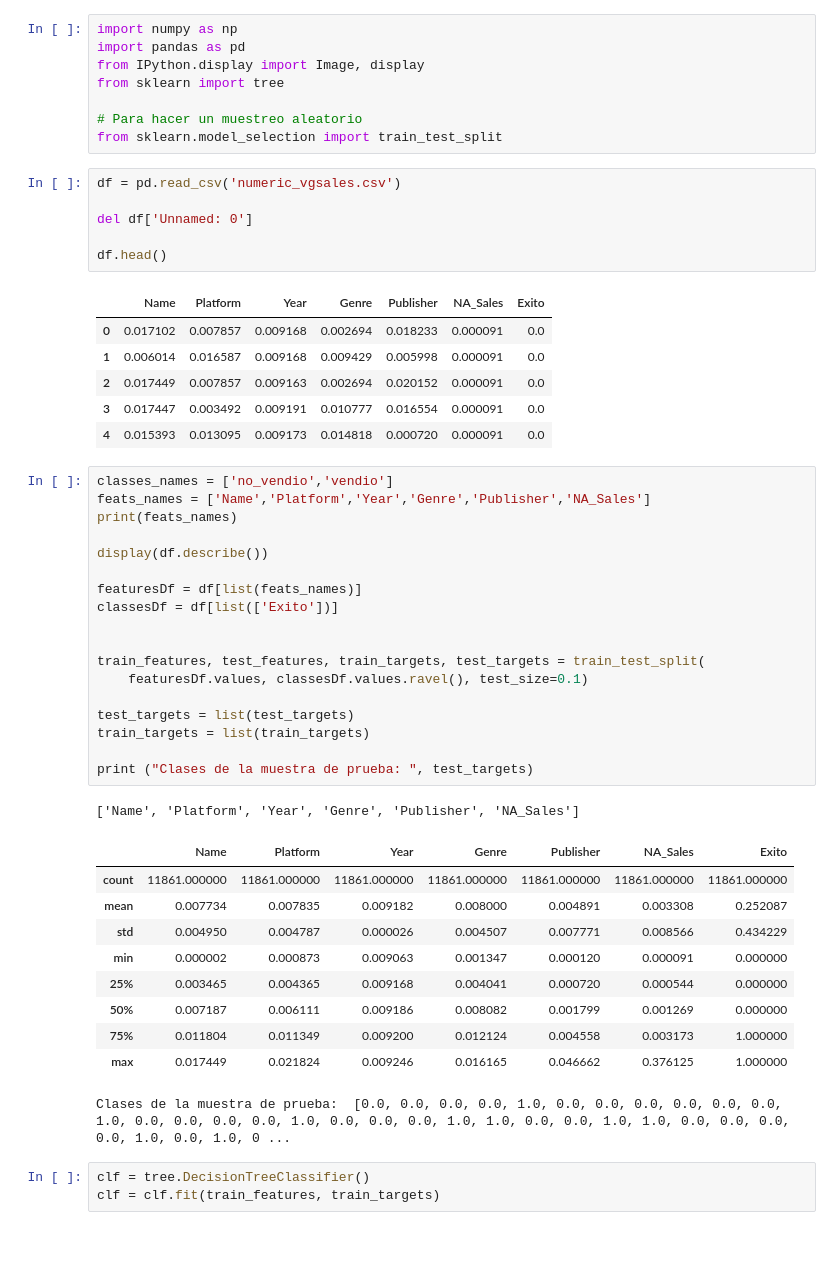
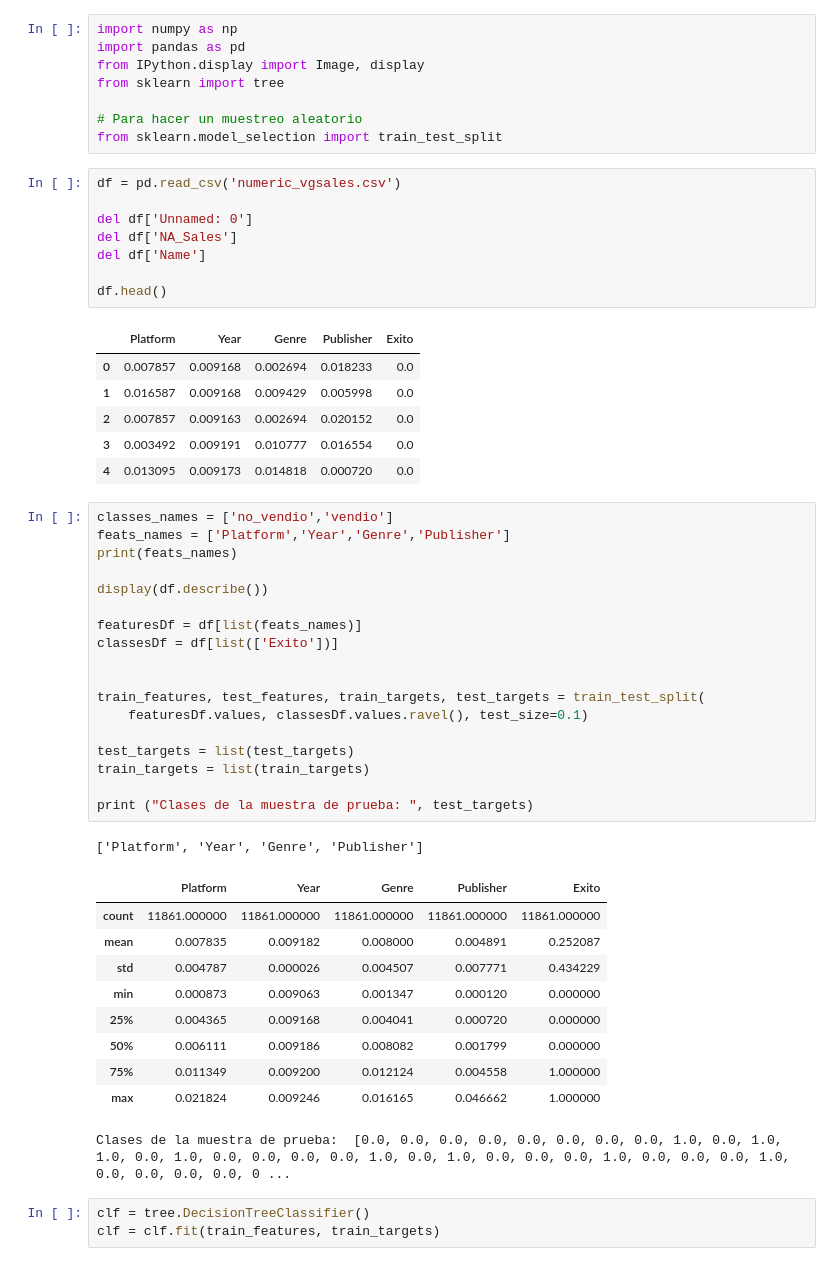
Before and after one commit to JoseCPI/RP, a Jupyter notebook: ArbolDecisiones.ipynb, the cells around one changed output. Cells and saved outputs as stored; diff of their text form.

```diff
--- a/ArbolDecisiones.ipynb
+++ b/ArbolDecisiones.ipynb
@@ -10,45 +10,47 @@ from sklearn.model_selection import train_test_split
 df = pd.read_csv('numeric_vgsales.csv')
 
 del df['Unnamed: 0']
+del df['NA_Sales']
+del df['Name']
 
 df.head()
 # %% [output]
-|  | Name | Platform | Year | Genre | Publisher | NA_Sales | Exito |
-| 0 | 0.017102 | 0.007857 | 0.009168 | 0.002694 | 0.018233 | 0.000091 | 0.0 |
-| 1 | 0.006014 | 0.016587 | 0.009168 | 0.009429 | 0.005998 | 0.000091 | 0.0 |
-| 2 | 0.017449 | 0.007857 | 0.009163 | 0.002694 | 0.020152 | 0.000091 | 0.0 |
-| 3 | 0.017447 | 0.003492 | 0.009191 | 0.010777 | 0.016554 | 0.000091 | 0.0 |
-| 4 | 0.015393 | 0.013095 | 0.009173 | 0.014818 | 0.000720 | 0.000091 | 0.0 |
+|  | Platform | Year | Genre | Publisher | Exito |
+| 0 | 0.007857 | 0.009168 | 0.002694 | 0.018233 | 0.0 |
+| 1 | 0.016587 | 0.009168 | 0.009429 | 0.005998 | 0.0 |
+| 2 | 0.007857 | 0.009163 | 0.002694 | 0.020152 | 0.0 |
+| 3 | 0.003492 | 0.009191 | 0.010777 | 0.016554 | 0.0 |
+| 4 | 0.013095 | 0.009173 | 0.014818 | 0.000720 | 0.0 |
 # %%
 classes_names = ['no_vendio','vendio']
-feats_names = ['Name','Platform','Year','Genre','Publisher','NA_Sales']
+feats_names = ['Platform','Year','Genre','Publisher']
 print(feats_names)
 
 display(df.describe())
 
 featuresDf = df[list(feats_names)]
 classesDf = df[list(['Exito'])]
 
 
 train_features, test_features, train_targets, test_targets = train_test_split(
     featuresDf.values, classesDf.values.ravel(), test_size=0.1)
 
 test_targets = list(test_targets)
 train_targets = list(train_targets)
 
 print ("Clases de la muestra de prueba: ", test_targets)
 # %% [output]
-['Name', 'Platform', 'Year', 'Genre', 'Publisher', 'NA_Sales']
+['Platform', 'Year', 'Genre', 'Publisher']
-|  | Name | Platform | Year | Genre | Publisher | NA_Sales | Exito |
-| count | 11861.000000 | 11861.000000 | 11861.000000 | 11861.000000 | 11861.000000 | 11861.000000 | 11861.000000 |
-| mean | 0.007734 | 0.007835 | 0.009182 | 0.008000 | 0.004891 | 0.003308 | 0.252087 |
-| std | 0.004950 | 0.004787 | 0.000026 | 0.004507 | 0.007771 | 0.008566 | 0.434229 |
-| min | 0.000002 | 0.000873 | 0.009063 | 0.001347 | 0.000120 | 0.000091 | 0.000000 |
-| 25% | 0.003465 | 0.004365 | 0.009168 | 0.004041 | 0.000720 | 0.000544 | 0.000000 |
-| 50% | 0.007187 | 0.006111 | 0.009186 | 0.008082 | 0.001799 | 0.001269 | 0.000000 |
-| 75% | 0.011804 | 0.011349 | 0.009200 | 0.012124 | 0.004558 | 0.003173 | 1.000000 |
-| max | 0.017449 | 0.021824 | 0.009246 | 0.016165 | 0.046662 | 0.376125 | 1.000000 |
+|  | Platform | Year | Genre | Publisher | Exito |
+| count | 11861.000000 | 11861.000000 | 11861.000000 | 11861.000000 | 11861.000000 |
+| mean | 0.007835 | 0.009182 | 0.008000 | 0.004891 | 0.252087 |
+| std | 0.004787 | 0.000026 | 0.004507 | 0.007771 | 0.434229 |
+| min | 0.000873 | 0.009063 | 0.001347 | 0.000120 | 0.000000 |
+| 25% | 0.004365 | 0.009168 | 0.004041 | 0.000720 | 0.000000 |
+| 50% | 0.006111 | 0.009186 | 0.008082 | 0.001799 | 0.000000 |
+| 75% | 0.011349 | 0.009200 | 0.012124 | 0.004558 | 1.000000 |
+| max | 0.021824 | 0.009246 | 0.016165 | 0.046662 | 1.000000 |
-Clases de la muestra de prueba:  [0.0, 0.0, 0.0, 0.0, 1.0, 0.0, 0.0, 0.0, 0.0, 0.0, 0.0, 1.0, 0.0, 0.0, 0.0, 0.0, 1.0, 0.0, 0.0, 0.0, 1.0, 1.0, 0.0, 0.0, 1.0, 1.0, 0.0, 0.0, 0.0, 0.0, 1.0, 0.0, 1.0, 0 ...
+Clases de la muestra de prueba:  [0.0, 0.0, 0.0, 0.0, 0.0, 0.0, 0.0, 0.0, 1.0, 0.0, 1.0, 1.0, 0.0, 1.0, 0.0, 0.0, 0.0, 0.0, 1.0, 0.0, 1.0, 0.0, 0.0, 0.0, 1.0, 0.0, 0.0, 0.0, 1.0, 0.0, 0.0, 0.0, 0.0, 0 ...
 # %%
 clf = tree.DecisionTreeClassifier()
 clf = clf.fit(train_features, train_targets)
```
Also changed, not shown: parts of 2 cells of this notebook.
